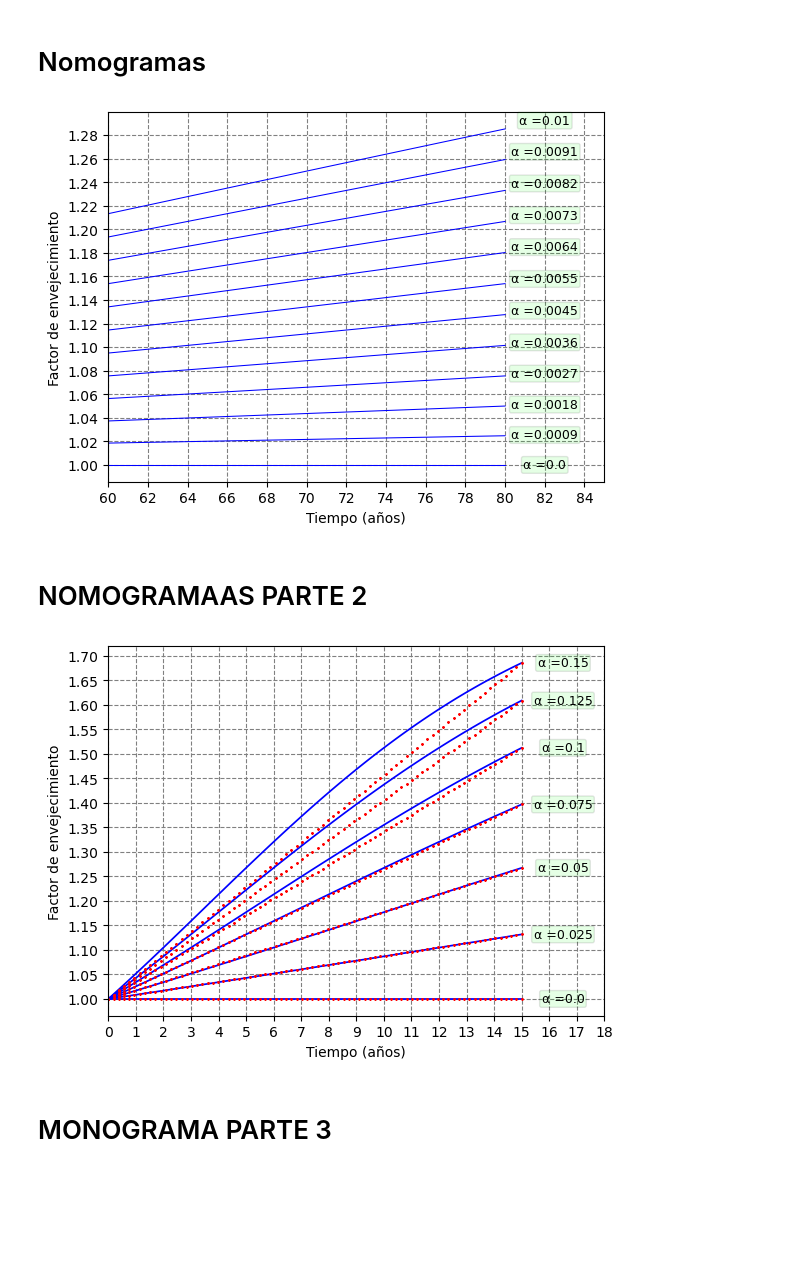
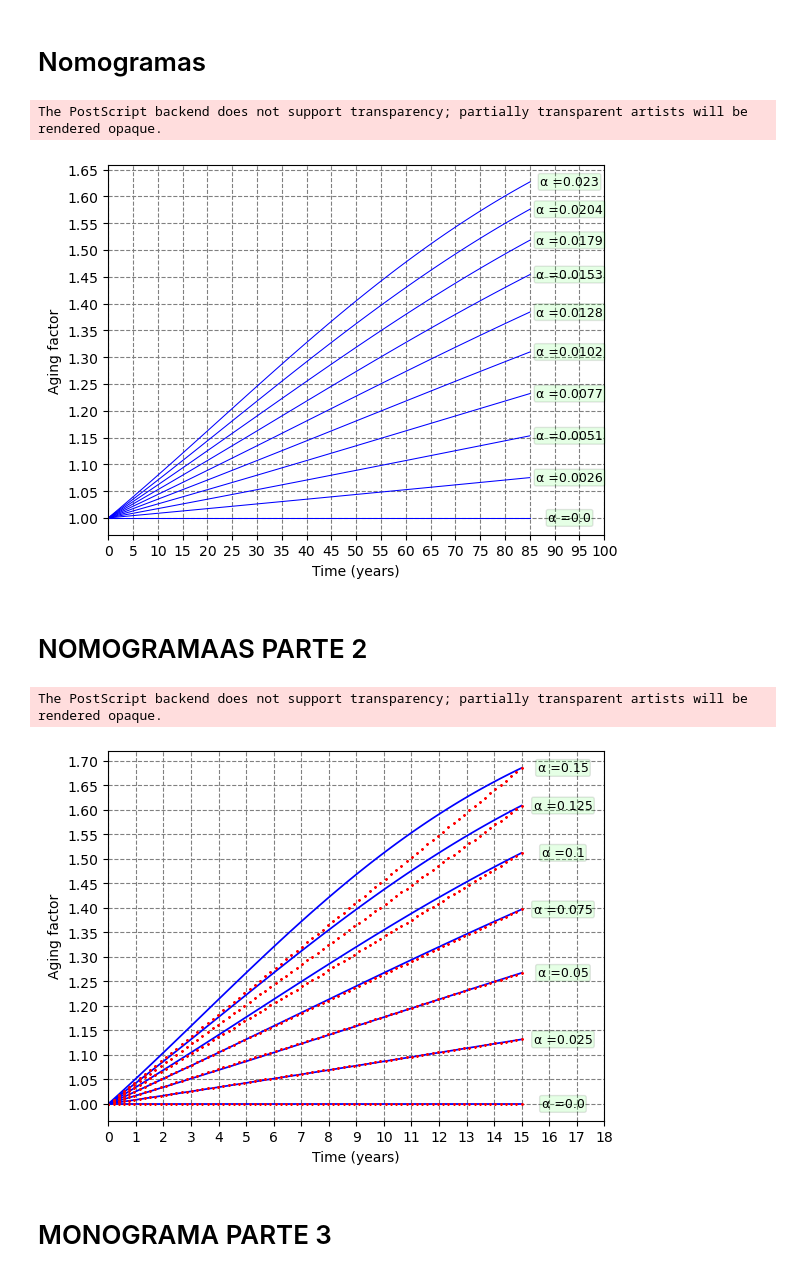
Before and after one commit to drnamess/python-projects, a Jupyter notebook: PROYECTO-RAYOX-FENV/rayX-graph-tables.ipynb, the cells around one changed output. Saved outputs shown, nothing was run; the diff lists cells and outputs as text; code cells hidden in the pictures; blank space fills up the shorter version.

```diff
--- a/PROYECTO-RAYOX-FENV/rayX-graph-tables.ipynb
+++ b/PROYECTO-RAYOX-FENV/rayX-graph-tables.ipynb
@@ -7,14 +7,14 @@ import pandas as pd
 # Datos
 # %%
 A0 = 3.3*3.2
-Amax = 5*4
+Amax = 20
 Rmax = Amax - A0
 c0 = Rmax/(Amax*A0)
 femax = Amax/A0 # factor de envejecimiento maximo
 beta = np.log(femax)
-alphas = np.array([0, 0.025, 0.05, 0.075, 0.1, 0.125, 0.15])
+alphas = np.linspace(0, 0.023, 10)
 time_0 = 0
-time_f = 15
+time_f = 85
 time = np.linspace(time_0,time_f,80)
 print(femax)
 # %% [output]
@@ -59,42 +59,47 @@ ax = plt.subplot2grid((1,1),(0,0)) # las escalas de los ejes y el punto de inici
 ax.grid(True,linestyle='--', color='gray', which = 'major') # activa y modifica las lineas de la grilla primaria
 #ax1.grid(True, linestyle='--', color='gray',which='major', axis='y') # activa y modifica laas lineas de la grilla secundaria
 
 # Modificaciones del grid
 #ax1.yaxis.set_major_formatter(ticker.FormatStrFormatter('%.4f')) # formato de los labels del eje y secundario
 ax.yaxis.set_major_formatter(ticker.FormatStrFormatter('%.2f')) # formato de los labels del eje y primario
 ax.xaxis.get_major_locator().set_params(nbins=20) # aumenta el numero de lineas guias eje x
 ax.yaxis.get_major_locator().set_params(nbins=20) # aumenta el numero de lineas guias eje y primario
 
-ax.set_xlim(60,85) # modifica los limites del eje x
+ax.set_xlim(time_0,100)# modifica los limites del eje x
 
 # Etiquetas de los ejes
-ax.set_xlabel('Tiempo (años)')
-ax.set_ylabel('Factor de envejecimiento')
+ax.set_xlabel('Time (years)')
+ax.set_ylabel('Aging factor')
 #ax1.set_ylabel('Alpha')
 #ax.set_title('Factor de envejecimiento (tiempo, alpha)')
 
 f = []
 for j in alphas:
   for i in time:
     f.append(fe_function(i,j))
   ax.plot(time,f,'b-', linewidth=0.75)
   numero_marcador = round(j,4)
-  posicion_marcador = (82,fe_function(82,j))
+  posicion_marcador = (93,fe_function(85,j))
   ax.annotate('α ='+str(numero_marcador), xy=posicion_marcador, fontsize=9,
             ha='center', va='center', color='black',
             bbox=dict(boxstyle='round,pad=0.15', fc='lime', alpha=0.1))
   #ax.plot(time,f,'b-',label='a', linewidth=0.6)
   f = []
 
 # Guardar la imagen formato .png
-ax.figure.savefig('nomograma1.png', dpi=300, bbox_inches='tight')
+ax.figure.savefig('nomograma1.eps', format='eps', dpi=600, bbox_inches='tight')
 
 #ax.legend(loc='center left',bbox_to_anchor=(1.2, 0.5), fontsize='medium')
 # %% [output]
+The PostScript backend does not support transparency; partially transparent artists will be rendered opaque.
-[figure, old version]
+[figure, new version]
 # %% [markdown]
 # NOMOGRAMAAS PARTE 2
 # %%
+time_0 = 0
+time_f = 15
+time = np.linspace(time_0,time_f,80)
+alphas = np.array([0, 0.025, 0.05, 0.075, 0.1, 0.125, 0.15])
 fig = plt.figure()
 ax = plt.subplot2grid((1,1),(0,0)) # las escalas de los ejes y el punto de inicio
 # Eje secundario y
@@ -115,8 +120,8 @@ ax.yaxis.get_major_locator().set_params(nbins=20) # aumenta el numero de lineas
 ax.set_xlim(time_0,time_f+3) # modifica los limites del eje x
 
 # Etiquetas de los ejes
-ax.set_xlabel('Tiempo (años)')
-ax.set_ylabel('Factor de envejecimiento')
+ax.set_xlabel('Time (years)')
+ax.set_ylabel('Aging factor')
 #ax1.set_ylabel('Alpha')
 #ax.set_title('Factor de envejecimiento (tiempo, alpha)')
 
@@ -135,11 +140,12 @@ for j in alphas:
     f = []
 
 # Guardar la imagen formato .png
-ax.figure.savefig('nomograma2.png', dpi=300, bbox_inches='tight')
+ax.figure.savefig('nomograma2.eps', format='eps', dpi=600, bbox_inches='tight')
 
 #ax.legend(loc='center left',bbox_to_anchor=(1.2, 0.5), fontsize='medium')
 # %% [output]
+The PostScript backend does not support transparency; partially transparent artists will be rendered opaque.
-[figure, old version]
+[figure, new version]
 # %% [markdown]
 # MONOGRAMA PARTE 3
 # %%
```
Also changed, not shown: parts of 4 cells of this notebook, 4 other files.
